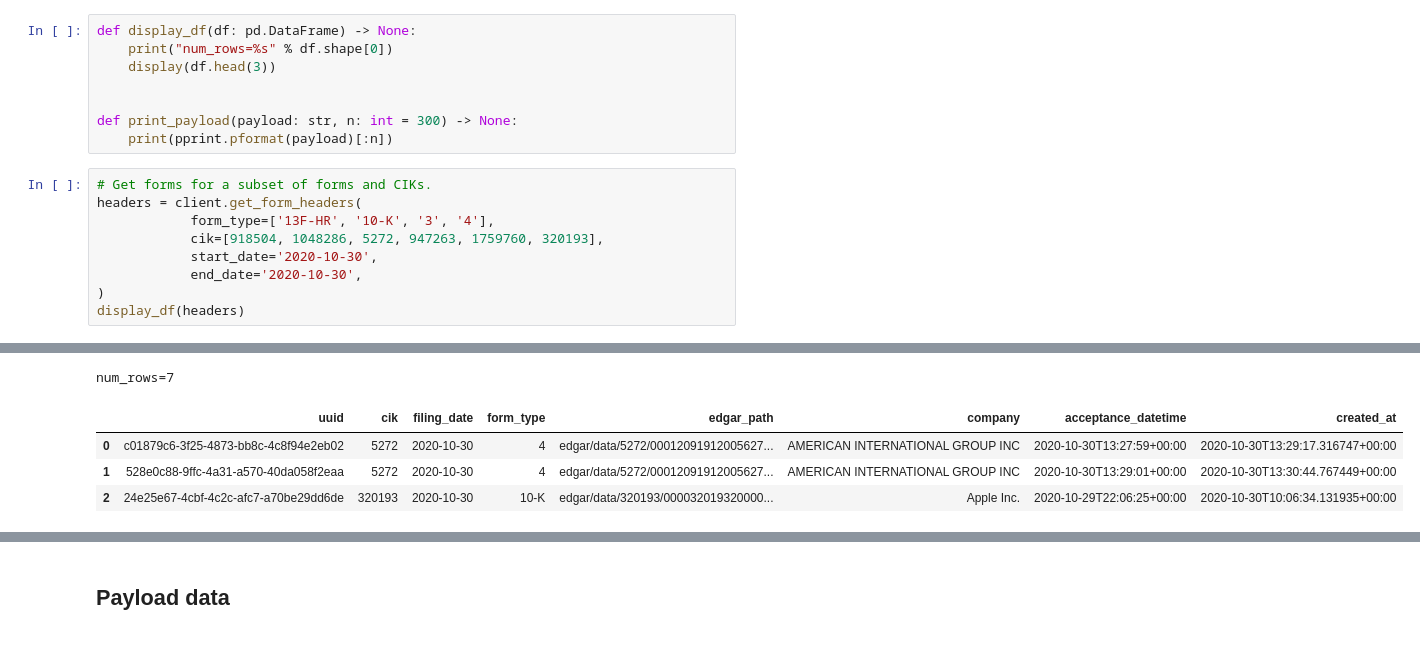
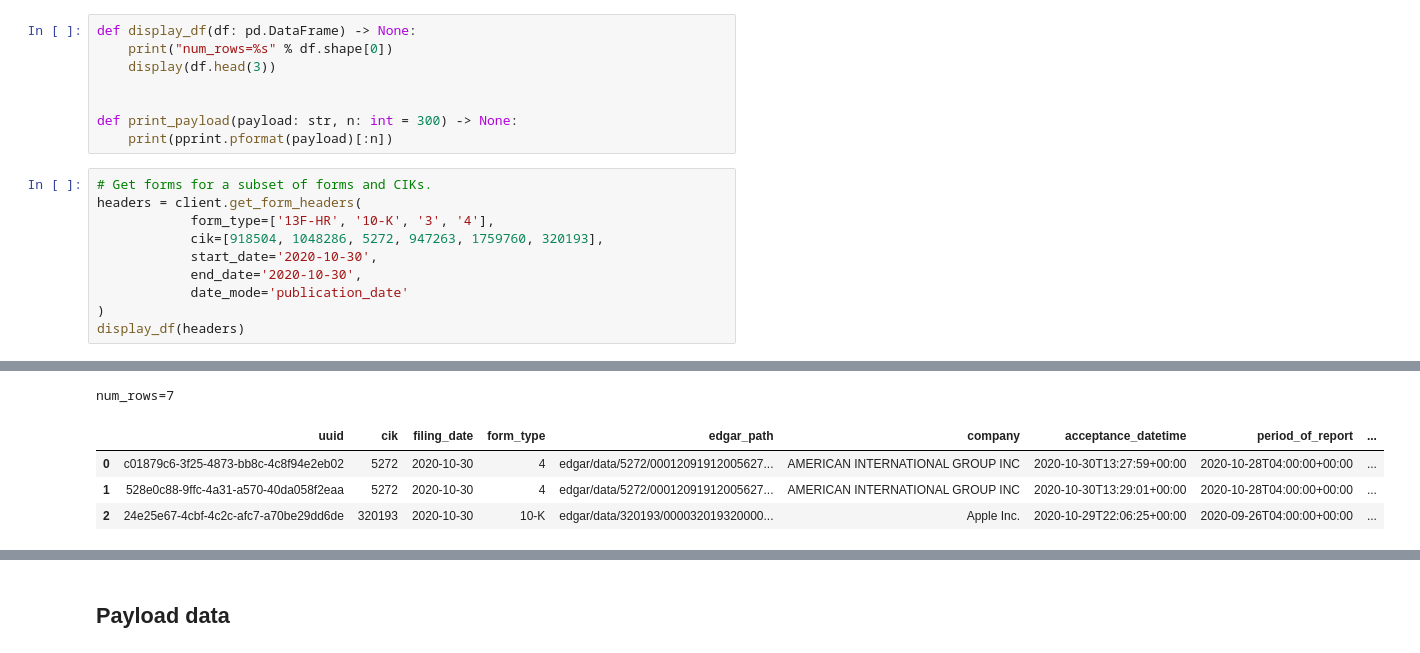
Before and after one commit to ParticleDev/p1_data_client, a Jupyter notebook: notebooks/p1_edgar_data_client_example.ipynb, the cells around one changed output, grey strips where cells are left out. Cells and saved outputs as stored; diff of their text form.

```diff
--- a/notebooks/p1_edgar_data_client_example.ipynb
+++ b/notebooks/p1_edgar_data_client_example.ipynb
@@ -107,6 +108,7 @@ headers = client.get_form_headers(
             cik=[918504, 1048286, 5272, 947263, 1759760, 320193],
             start_date='2020-10-30',
             end_date='2020-10-30',
+            date_mode='publication_date'
 )
 display_df(headers)
 # %% [output]
@@ -114,8 +115,8 @@ display_df(headers)
 num_rows=7
-|  | uuid | cik | filing_date | form_type | edgar_path | company | acceptance_datetime | created_at |
-| 0 | c01879c6-3f25-4873-bb8c-4c8f94e2eb02 | 5272 | 2020-10-30 | 4 | edgar/data/5272/00012091912005627... | AMERICAN INTERNATIONAL GROUP INC | 2020-10-30T13:27:59+00:00 | 2020-10-30T13:29:17.316747+00:00 |
-| 1 | 528e0c88-9ffc-4a31-a570-40da058f2eaa | 5272 | 2020-10-30 | 4 | edgar/data/5272/00012091912005627... | AMERICAN INTERNATIONAL GROUP INC | 2020-10-30T13:29:01+00:00 | 2020-10-30T13:30:44.767449+00:00 |
-| 2 | 24e25e67-4cbf-4c2c-afc7-a70be29dd6de | 320193 | 2020-10-30 | 10-K | edgar/data/320193/000032019320000... | Apple Inc. | 2020-10-29T22:06:25+00:00 | 2020-10-30T10:06:34.131935+00:00 |
+|  | uuid | cik | filing_date | form_type | edgar_path | company | acceptance_datetime | period_of_report | ... |
+| 0 | c01879c6-3f25-4873-bb8c-4c8f94e2eb02 | 5272 | 2020-10-30 | 4 | edgar/data/5272/00012091912005627... | AMERICAN INTERNATIONAL GROUP INC | 2020-10-30T13:27:59+00:00 | 2020-10-28T04:00:00+00:00 | ... |
+| 1 | 528e0c88-9ffc-4a31-a570-40da058f2eaa | 5272 | 2020-10-30 | 4 | edgar/data/5272/00012091912005627... | AMERICAN INTERNATIONAL GROUP INC | 2020-10-30T13:29:01+00:00 | 2020-10-28T04:00:00+00:00 | ... |
+| 2 | 24e25e67-4cbf-4c2c-afc7-a70be29dd6de | 320193 | 2020-10-30 | 10-K | edgar/data/320193/000032019320000... | Apple Inc. | 2020-10-29T22:06:25+00:00 | 2020-09-26T04:00:00+00:00 | ... |
 # %%
 # Get forms for a subset of forms and all CIKs for 1 year.
 headers = client.get_form_headers(
```
Also changed, not shown: parts of 19 cells of this notebook, 28 other files.
